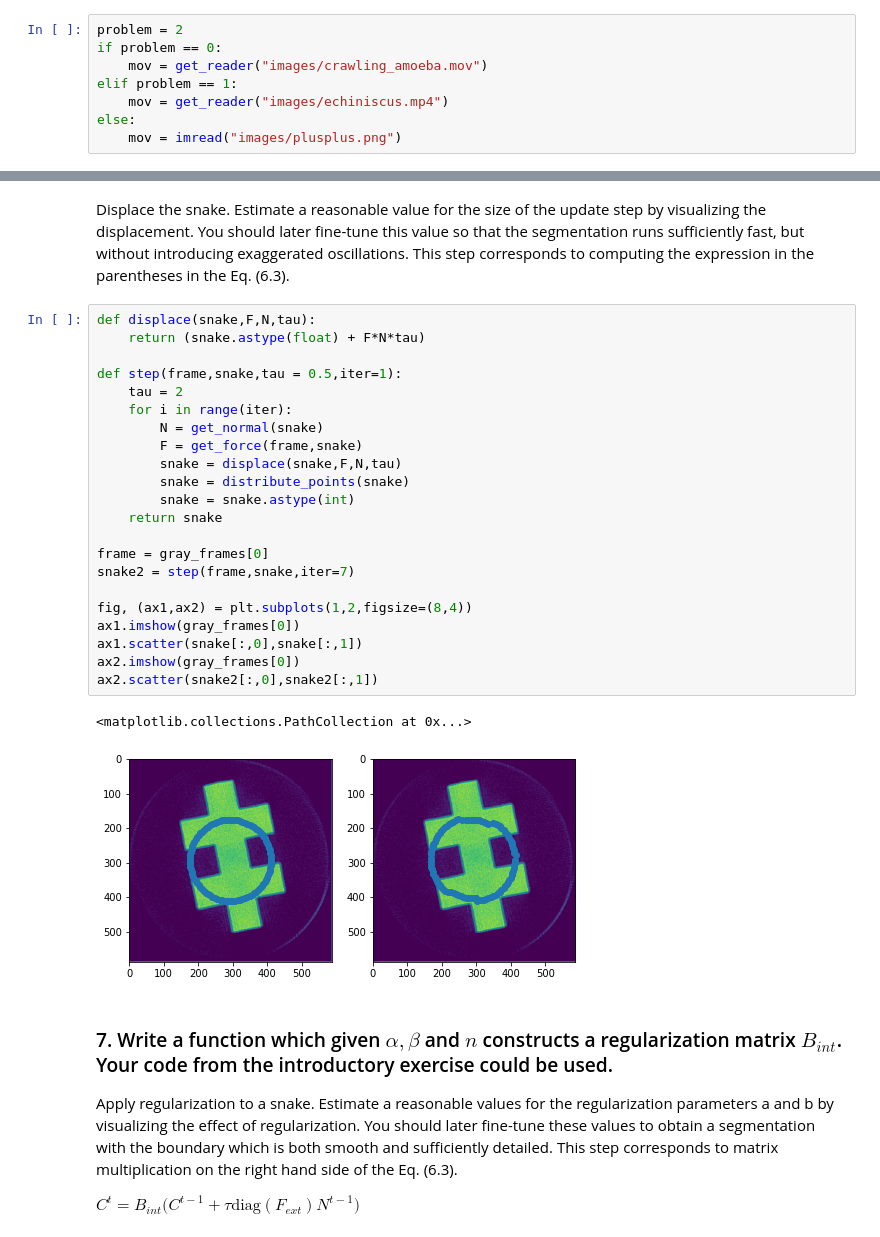
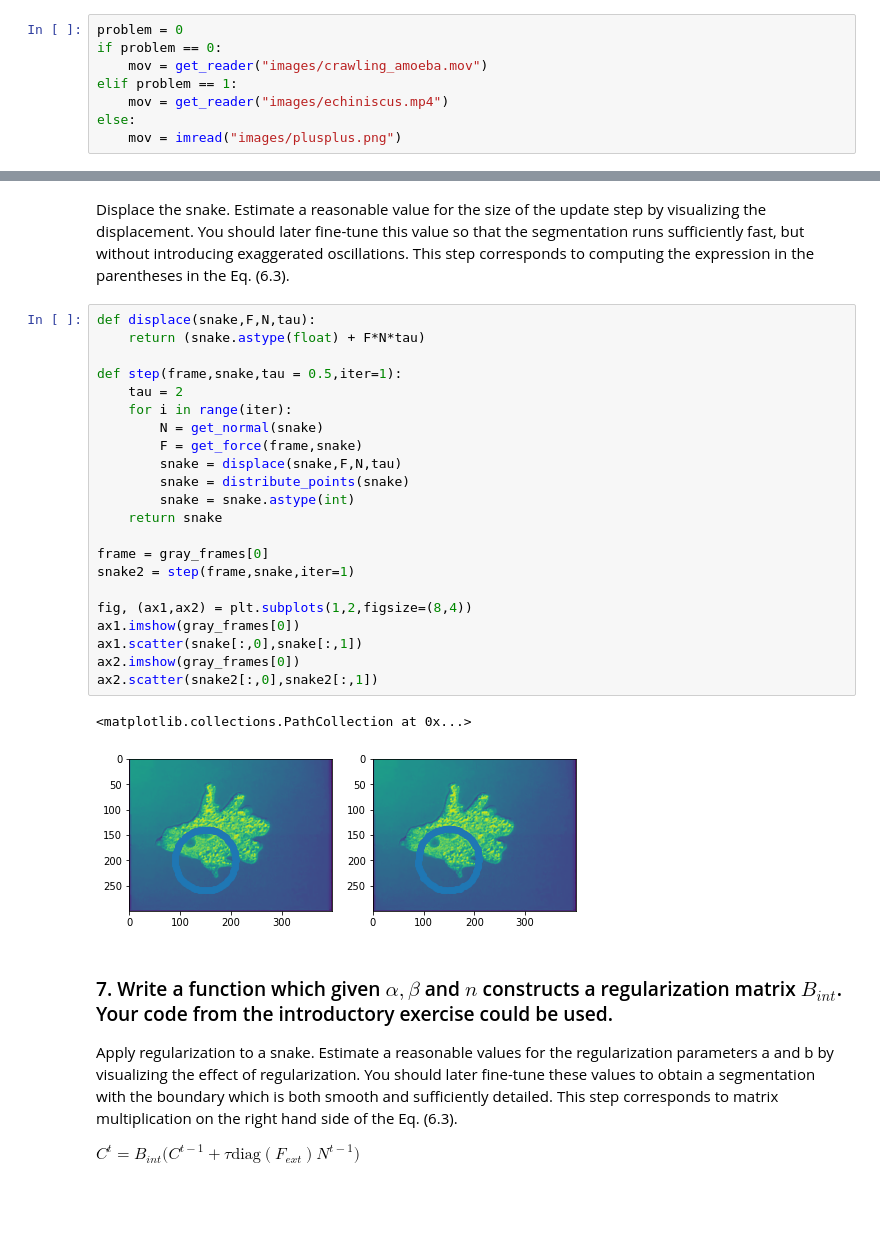
Before and after one commit to AntonRydahl/02506, a Jupyter notebook: 06/week_06.ipynb, the cells around one changed output, grey strips where cells are left out. Drawn from its saved outputs; the diff is of its cells as text; blank space fills up the shorter version.

```diff
--- a/06/week_06.ipynb
+++ b/06/week_06.ipynb
@@ -24,7 +25,7 @@ from snake_functions import *
 
 ### 1. Read in and inspect the movie data. In python you may use function get_reader from imageio package.
 # %%
-problem = 2
+problem = 0
 if problem == 0:
     mov = get_reader("images/crawling_amoeba.mov")
 elif problem == 1:
@@ -175,28 +176,28 @@ Eq. (6.3).
 # %%
 def displace(snake,F,N,tau):
     return (snake.astype(float) + F*N*tau)
 
 def step(frame,snake,tau = 0.5,iter=1):
     tau = 2
     for i in range(iter):
         N = get_normal(snake)
         F = get_force(frame,snake)
         snake = displace(snake,F,N,tau)
         snake = distribute_points(snake)
         snake = snake.astype(int)
     return snake
 
 frame = gray_frames[0]
-snake2 = step(frame,snake,iter=7)
+snake2 = step(frame,snake,iter=1)
 
 fig, (ax1,ax2) = plt.subplots(1,2,figsize=(8,4))
 ax1.imshow(gray_frames[0])
 ax1.scatter(snake[:,0],snake[:,1])
 ax2.imshow(gray_frames[0])
 ax2.scatter(snake2[:,0],snake2[:,1])
 # %% [output]
 <matplotlib.collections.PathCollection at 0x...>
-[figure, old version]
+[figure, new version]
 # %% [markdown]
 ### 7. Write a function which given $\alpha, \beta$ and $n$ constructs a regularization matrix $B_{int}$. Your code from the introductory exercise could be used.
 Apply regularization to a snake. Estimate a reasonable values for
```
Also changed, not shown: parts of 7 cells of this notebook, 19 other files.
